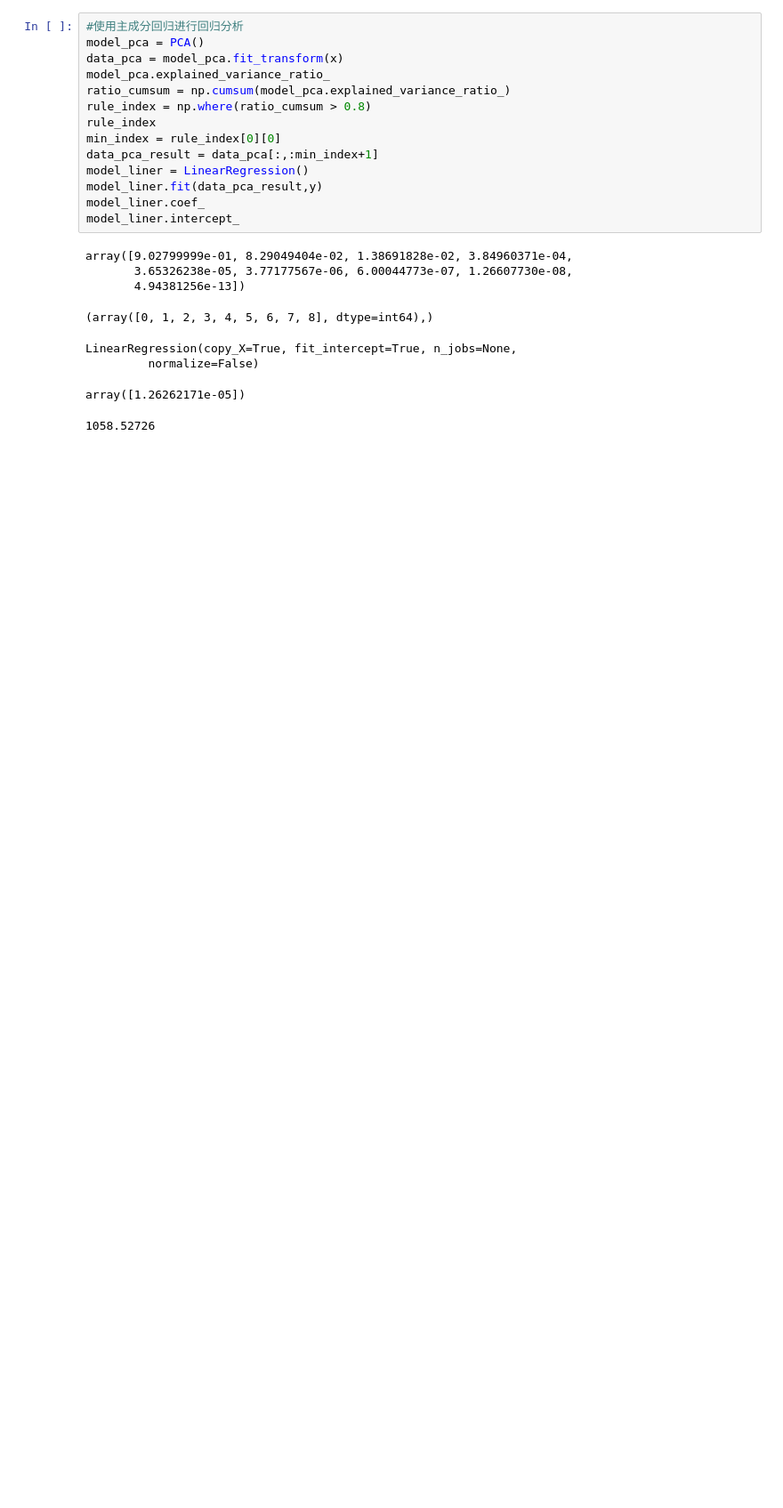
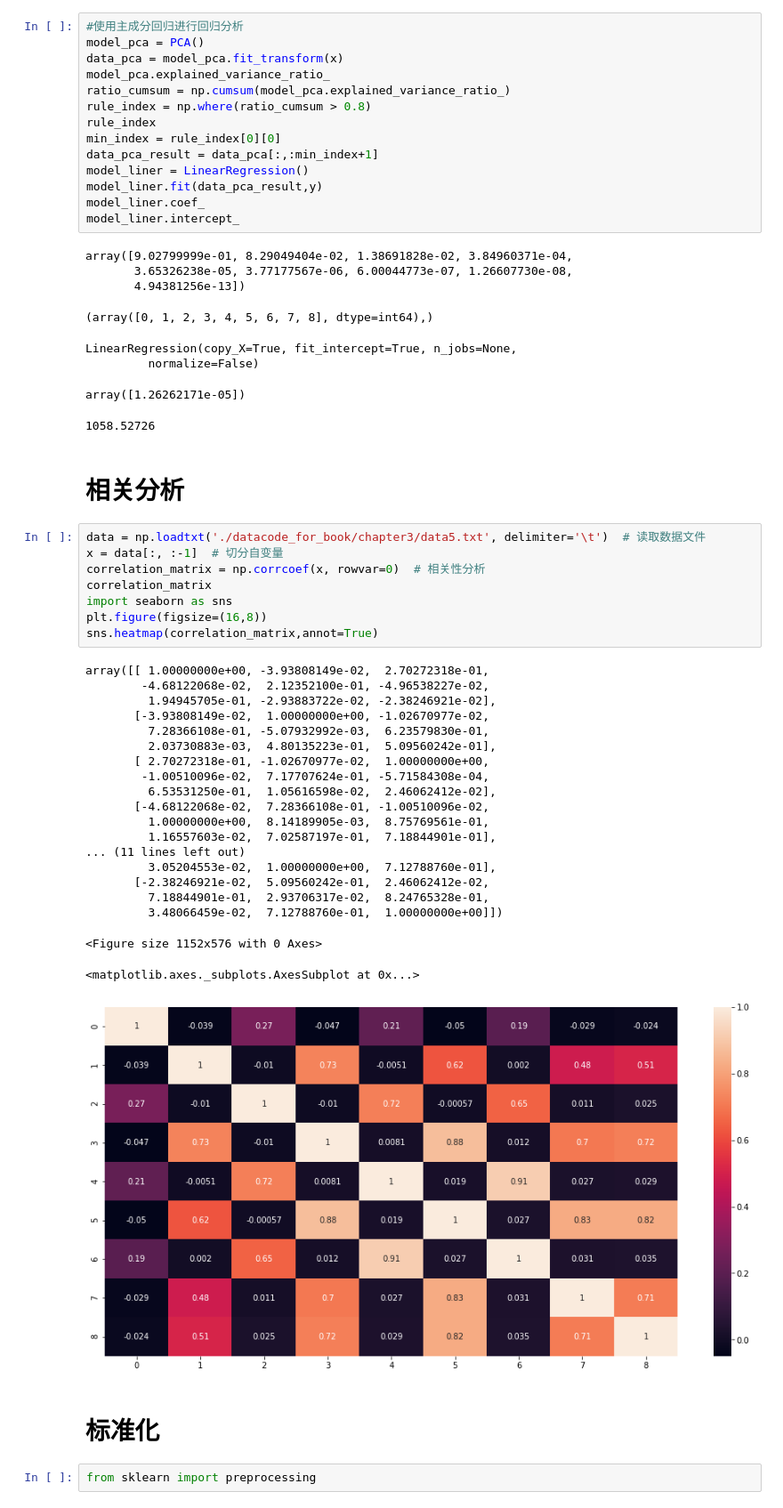
Before and after one commit to longfengpili/Data-Analysis-and-Data-Operation-with-python, a Jupyter notebook: chapter3数据预处理.ipynb, the cells around one changed output. Shown at 89% size. Drawn from its saved outputs; the diff is of its cells as text; blank space fills up the shorter version.

```diff
--- a/chapter3数据预处理.ipynb
+++ b/chapter3数据预处理.ipynb
@@ -525,3 +526,38 @@ LinearRegression(copy_X=True, fit_intercept=True, n_jobs=None,
          normalize=False)
 array([1.26262171e-05])
 1058.52726
+# %% [markdown]
+# 相关分析
+# %%
+data = np.loadtxt('./datacode_for_book/chapter3/data5.txt', delimiter='\t')  # 读取数据文件
+x = data[:, :-1]  # 切分自变量
+correlation_matrix = np.corrcoef(x, rowvar=0)  # 相关性分析
+correlation_matrix
+import seaborn as sns
+plt.figure(figsize=(16,8))
+sns.heatmap(correlation_matrix,annot=True)
+# %% [output]
+array([[ 1.00000000e+00, -3.93808149e-02,  2.70272318e-01,
+        -4.68122068e-02,  2.12352100e-01, -4.96538227e-02,
+         1.94945705e-01, -2.93883722e-02, -2.38246921e-02],
+       [-3.93808149e-02,  1.00000000e+00, -1.02670977e-02,
+         7.28366108e-01, -5.07932992e-03,  6.23579830e-01,
+         2.03730883e-03,  4.80135223e-01,  5.09560242e-01],
+       [ 2.70272318e-01, -1.02670977e-02,  1.00000000e+00,
+        -1.00510096e-02,  7.17707624e-01, -5.71584308e-04,
+         6.53531250e-01,  1.05616598e-02,  2.46062412e-02],
+       [-4.68122068e-02,  7.28366108e-01, -1.00510096e-02,
+         1.00000000e+00,  8.14189905e-03,  8.75769561e-01,
+         1.16557603e-02,  7.02587197e-01,  7.18844901e-01],
+... (11 lines left out)
+         3.05204553e-02,  1.00000000e+00,  7.12788760e-01],
+       [-2.38246921e-02,  5.09560242e-01,  2.46062412e-02,
+         7.18844901e-01,  2.93706317e-02,  8.24765328e-01,
+         3.48066459e-02,  7.12788760e-01,  1.00000000e+00]])
+<Figure size 1152x576 with 0 Axes>
+<matplotlib.axes._subplots.AxesSubplot at 0x...>
+[figure, added]
+# %% [markdown]
+# 标准化
+# %%
+from sklearn import preprocessing
```
Also changed, not shown: parts of 7 cells of this notebook.
